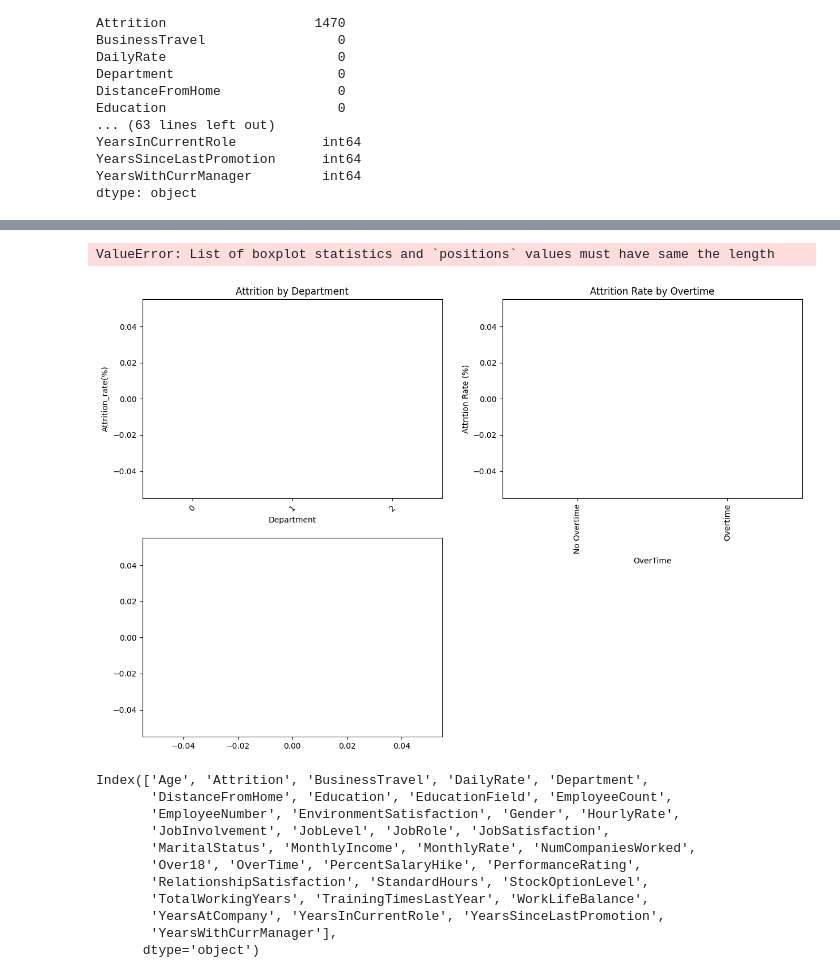
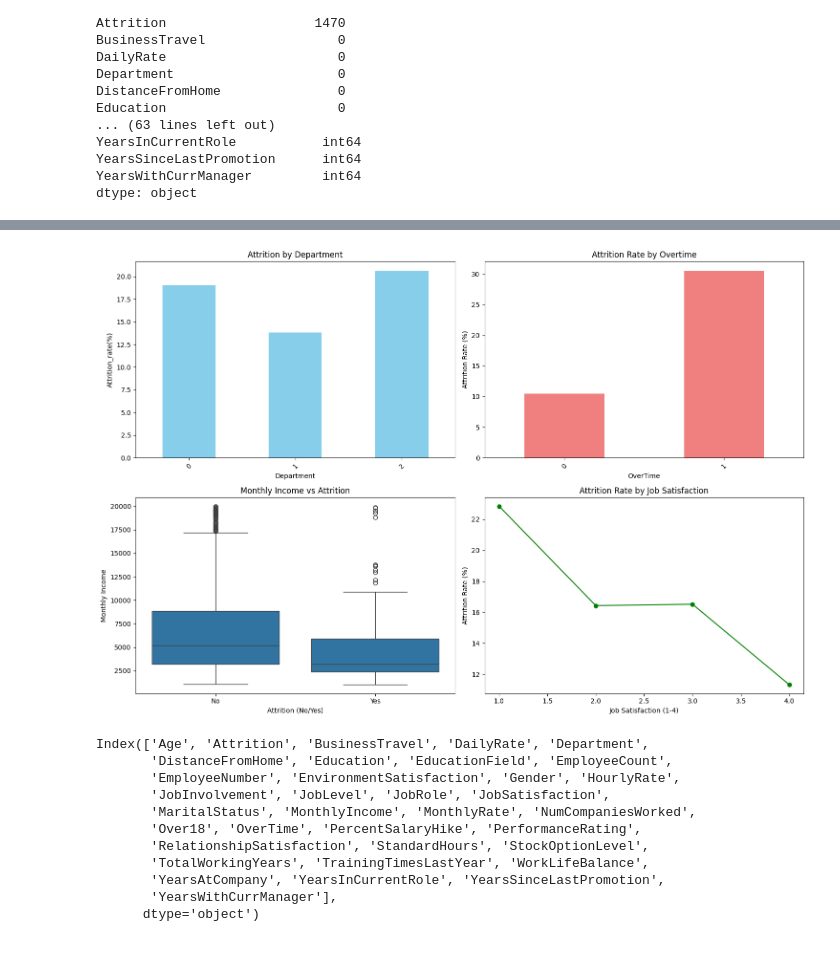
Before and after one commit to natnaelaster/Daily-exercise, a Jupyter notebook: day_4_HR ANALYTICS & EMPLOYEE ATTRITION/HR_analysis.ipynb, the cells around one changed output, grey strips where cells are left out. Drawn from its saved outputs; the diff is of its cells as text; code cells hidden in the pictures.

Commit message:
finishig up the visualization

```diff
--- a/day_4_HR ANALYTICS & EMPLOYEE ATTRITION/HR_analysis.ipynb
+++ b/day_4_HR ANALYTICS & EMPLOYEE ATTRITION/HR_analysis.ipynb
@@ -94,53 +126,83 @@ hr_copy = prepare_data(hr)
 def perform_eda(hr_copy):
     print(' === EXLORATORY DATA ANALYSIS ===')
 
-    #1. Attrition Destributrion
-
-    attrition_rate = hr_copy['Attrition'].mean() * 100
-    print(f"\n1. Overal Attrition Rate :\n {attrition_rate:.2f}%")
+    #1. Attrition Distribution
+    if hr_copy.empty or 'Attrition' not in hr_copy.columns or hr_copy['Attrition'].isnull().all():
+        print('\n1. No valid "Attrition" data available to compute attrition rate.')
+        attrition_rate = float('nan')
+    else:
+        attrition_rate = hr_copy['Attrition'].mean() * 100
+        print(f"\n1. Overal Attrition Rate :\n {attrition_rate:.2f}%")
 
     #2. Correlation with attrition
-
-    numeric_cols = hr_copy.select_dtypes(include=[np.number]).columns
-    correlation = hr_copy[numeric_cols].corr()['Attrition'].sort_values(ascending=False)
-    print(f'\n2. top 10 features correlated with attrition:\n{correlation.head(10)}')
+    numeric_cols = hr_copy.select_dtypes(include=[np.number]).columns.tolist()
+    if 'Attrition' in numeric_cols:
+        correlation = hr_copy[numeric_cols].corr()['Attrition'].sort_values(ascending=False)
+        print(f'\n2. top 10 features correlated with attrition:\n{correlation.head(10)}')
+    else:
+        correlation = pd.Series(dtype=float)
+        print('\n2. Cannot compute correlation because "Attrition" is not numeric or is missing.')
 
     #3. visualization
-
     plt.figure(figsize=(15, 10))
 
     #subplot 1: Attrition by Department
-
     plt.subplot(2, 2, 1)
-    dept_attrition = hr_copy.groupby('Department')['Attrition'].mean() * 100
-    dept_attrition.plot(kind = 'bar', color='skyblue')
+    if 'Department' in hr_copy.columns and 'Attrition' in hr_copy.columns:
+        dept_attrition = hr_copy.groupby('Department')['Attrition'].mean() * 100
+        if dept_attrition.sum() == 0 and (dept_attrition == 0).all():
+            plt.text(0.5, 0.5, 'No data available', ha='center')
+        else:
+            dept_attrition.plot(kind = 'bar', color='skyblue')
+    else:
+        plt.text(0.5, 0.5, 'Department or Attrition missing', ha='center')
     plt.title('Attrition by Department')
     plt.ylabel('Attrition_rate(%)')
     plt.xticks(rotation = 45)
 
     # subplot 2: Attrition by Over time
-
     plt.subplot(2, 2, 2)
-    overtime_attrition = hr_copy.groupby('OverTime')['Attrition'].mean() * 100
-    overtime_attrition.plot(kind='bar', color='lightcoral')
+    if 'OverTime' in hr_copy.columns and 'Attrition' in hr_copy.columns:
+        overtime_attrition = hr_copy.groupby('OverTime')['Attrition'].mean() * 100
+        if overtime_attrition.sum() == 0 and (overtime_attrition == 0).all():
+            plt.text(0.5, 0.5, 'No data available', ha='center')
+        else:
+            overtime_attrition.plot(kind='bar', color='lightcoral')
+            plt.xticks(rotation=45)
+    else:
+        plt.text(0.5, 0.5, 'OverTime or Attrition missing', ha='center')
     plt.title('Attrition Rate by Overtime')
     plt.ylabel('Attrition Rate (%)')
-    plt.xticks([0, 1], ['No Overtime', 'Overtime'])
-
 
     # subplot 3: Income vs Attrition
-
     plt.subplot(2, 2, 3)
-    sns.boxplot(x='Attrition', y='MonthlyIncome', data = hr_copy)
+    hr_box = hr_copy[['Attrition', 'MonthlyIncome']].copy() if set(['Attrition','MonthlyIncome']).issubset(hr_copy.columns) else pd.DataFrame()
+    if hr_box.empty:
+        plt.text(0.5, 0.5, 'No data available for MonthlyIncome by Attrition', ha='center')
+    else:
+        hr_box = hr_box.dropna(subset=['Attrition', 'MonthlyIncome'])
+        if hr_box.empty:
+            plt.text(0.5, 0.5, 'No data available for MonthlyIncome by Attrition', ha='center')
+        else:
+            hr_box['Attrition'] = hr_box['Attrition'].astype(int)
+            hr_box['Attrition_label'] = hr_box['Attrition'].map({0: 'No', 1: 'Yes'})
+            group_counts = hr_box['Attrition_label'].value_counts()
+            order = group_counts[group_counts > 0].index.tolist()
+            sns.boxplot(x='Attrition_label', y='MonthlyIncome', data=hr_box, order=order)
     plt.title('Monthly Income vs Attrition')
-    plt.xlabel('Attrition (0=No, 1=Yes)')
+    plt.xlabel('Attrition (No/Yes)')
     plt.ylabel('Monthly Income')
 
     # Subplot 4: Job Satisfaction
-
     plt.subplot(2, 2, 4)
-    satisfaction_attrition = hr_copy.groupby('JobSatisfaction')['Attrition'].mean() * 100
-    satisfaction_attrition.plot(kind='line', marker='o', color='green')
+    if 'JobSatisfaction' in hr_copy.columns and 'Attrition' in hr_copy.columns:
+        satisfaction_attrition = hr_copy.groupby('JobSatisfaction')['Attrition'].mean() * 100
+        if satisfaction_attrition.empty:
+            plt.text(0.5, 0.5, 'No data for JobSatisfaction', ha='center')
+        else:
+            satisfaction_attrition.plot(kind='line', marker='o', color='green')
+    else:
+        plt.text(0.5, 0.5, 'JobSatisfaction or Attrition missing', ha='center')
     plt.title('Attrition Rate by Job Satisfaction')
     plt.xlabel('Job Satisfaction (1-4)')
     plt.ylabel('Attrition Rate (%)')
@@ -173,6 +235,5 @@ EmployeeNumber     NaN
 Name: Attrition, dtype: float64
-ValueError: List of boxplot statistics and `positions` values must have same the length
-[figure, old version]
+[figure, new version]
 # %%
 hr_copy.columns
 # %% [output]
```
Also changed, not shown: parts of 3 cells of this notebook.
